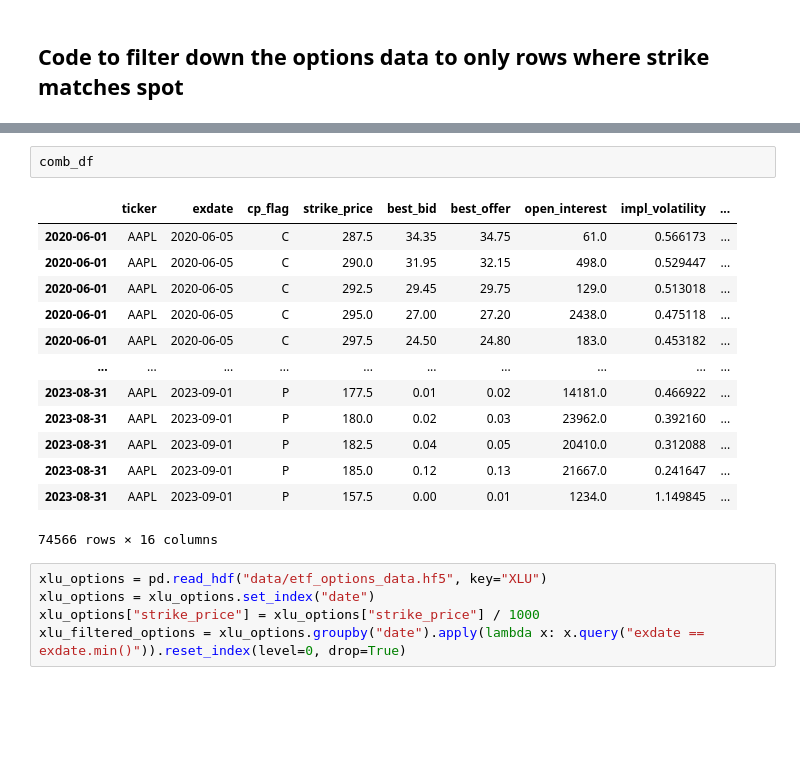
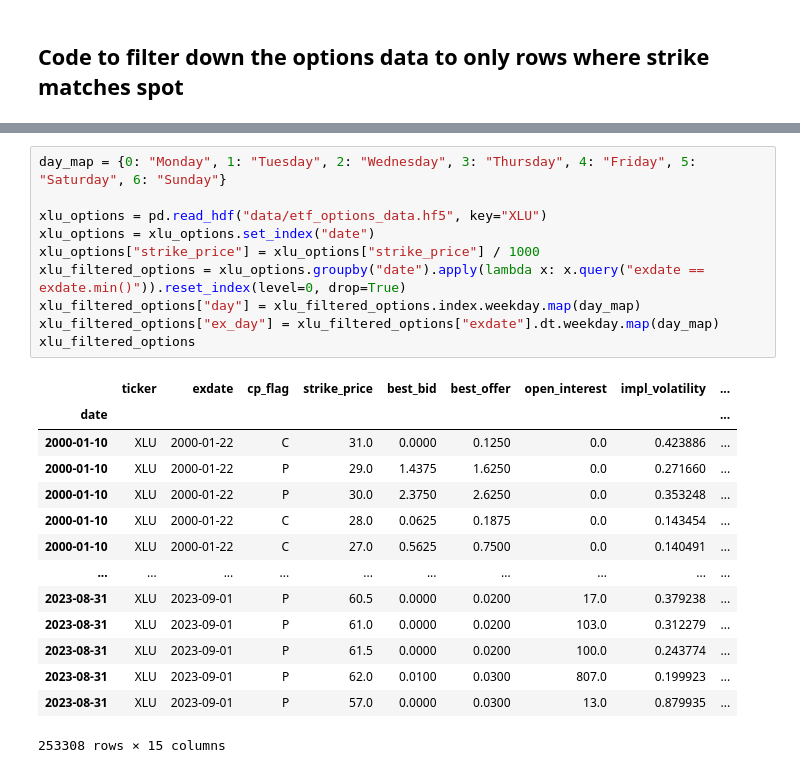
Before and after one commit to siruiliu-code/GARCH-X-Volatility-Modelling-with-Equity-Options-Trading, a Jupyter notebook: backtester.ipynb, the cells around one changed output, grey strips where cells are left out. Cells and saved outputs as stored; diff of their text form; blank space fills up the shorter version.

```diff
--- a/backtester.ipynb
+++ b/backtester.ipynb
@@ -168,21 +192,25 @@ comb_df["action"] = np.where(comb_df["vrp_standardised"] > upper_threshold, 1, n
-# %%
-comb_df
-# %% [output]
-|  | ticker | exdate | cp_flag | strike_price | best_bid | best_offer | open_interest | impl_volatility | ... |
-| 2020-06-01 | AAPL | 2020-06-05 | C | 287.5 | 34.35 | 34.75 | 61.0 | 0.566173 | ... |
-| 2020-06-01 | AAPL | 2020-06-05 | C | 290.0 | 31.95 | 32.15 | 498.0 | 0.529447 | ... |
-| 2020-06-01 | AAPL | 2020-06-05 | C | 292.5 | 29.45 | 29.75 | 129.0 | 0.513018 | ... |
-| 2020-06-01 | AAPL | 2020-06-05 | C | 295.0 | 27.00 | 27.20 | 2438.0 | 0.475118 | ... |
-| 2020-06-01 | AAPL | 2020-06-05 | C | 297.5 | 24.50 | 24.80 | 183.0 | 0.453182 | ... |
-| ... | ... | ... | ... | ... | ... | ... | ... | ... | ... |
-| 2023-08-31 | AAPL | 2023-09-01 | P | 177.5 | 0.01 | 0.02 | 14181.0 | 0.466922 | ... |
-| 2023-08-31 | AAPL | 2023-09-01 | P | 180.0 | 0.02 | 0.03 | 23962.0 | 0.392160 | ... |
-| 2023-08-31 | AAPL | 2023-09-01 | P | 182.5 | 0.04 | 0.05 | 20410.0 | 0.312088 | ... |
-| 2023-08-31 | AAPL | 2023-09-01 | P | 185.0 | 0.12 | 0.13 | 21667.0 | 0.241647 | ... |
-| 2023-08-31 | AAPL | 2023-09-01 | P | 157.5 | 0.00 | 0.01 | 1234.0 | 1.149845 | ... |
-74566 rows × 16 columns
 # %%
+day_map = {0: "Monday", 1: "Tuesday", 2: "Wednesday", 3: "Thursday", 4: "Friday", 5: "Saturday", 6: "Sunday"}
+
 xlu_options = pd.read_hdf("data/etf_options_data.hf5", key="XLU")
 xlu_options = xlu_options.set_index("date")
 xlu_options["strike_price"] = xlu_options["strike_price"] / 1000
 xlu_filtered_options = xlu_options.groupby("date").apply(lambda x: x.query("exdate == exdate.min()")).reset_index(level=0, drop=True)
+xlu_filtered_options["day"] = xlu_filtered_options.index.weekday.map(day_map)
+xlu_filtered_options["ex_day"] = xlu_filtered_options["exdate"].dt.weekday.map(day_map)
+xlu_filtered_options
+# %% [output]
+|  | ticker | exdate | cp_flag | strike_price | best_bid | best_offer | open_interest | impl_volatility | ... |
+| date |  |  |  |  |  |  |  |  | ... |
+| 2000-01-10 | XLU | 2000-01-22 | C | 31.0 | 0.0000 | 0.1250 | 0.0 | 0.423886 | ... |
+| 2000-01-10 | XLU | 2000-01-22 | P | 29.0 | 1.4375 | 1.6250 | 0.0 | 0.271660 | ... |
+| 2000-01-10 | XLU | 2000-01-22 | P | 30.0 | 2.3750 | 2.6250 | 0.0 | 0.353248 | ... |
+| 2000-01-10 | XLU | 2000-01-22 | C | 28.0 | 0.0625 | 0.1875 | 0.0 | 0.143454 | ... |
+| 2000-01-10 | XLU | 2000-01-22 | C | 27.0 | 0.5625 | 0.7500 | 0.0 | 0.140491 | ... |
+| ... | ... | ... | ... | ... | ... | ... | ... | ... | ... |
+| 2023-08-31 | XLU | 2023-09-01 | P | 60.5 | 0.0000 | 0.0200 | 17.0 | 0.379238 | ... |
+| 2023-08-31 | XLU | 2023-09-01 | P | 61.0 | 0.0000 | 0.0200 | 103.0 | 0.312279 | ... |
+| 2023-08-31 | XLU | 2023-09-01 | P | 61.5 | 0.0000 | 0.0200 | 100.0 | 0.243774 | ... |
+| 2023-08-31 | XLU | 2023-09-01 | P | 62.0 | 0.0100 | 0.0300 | 807.0 | 0.199923 | ... |
+| 2023-08-31 | XLU | 2023-09-01 | P | 57.0 | 0.0000 | 0.0300 | 13.0 | 0.879935 | ... |
+253308 rows × 15 columns
```
Also changed, not shown: parts of 15 cells of this notebook.
